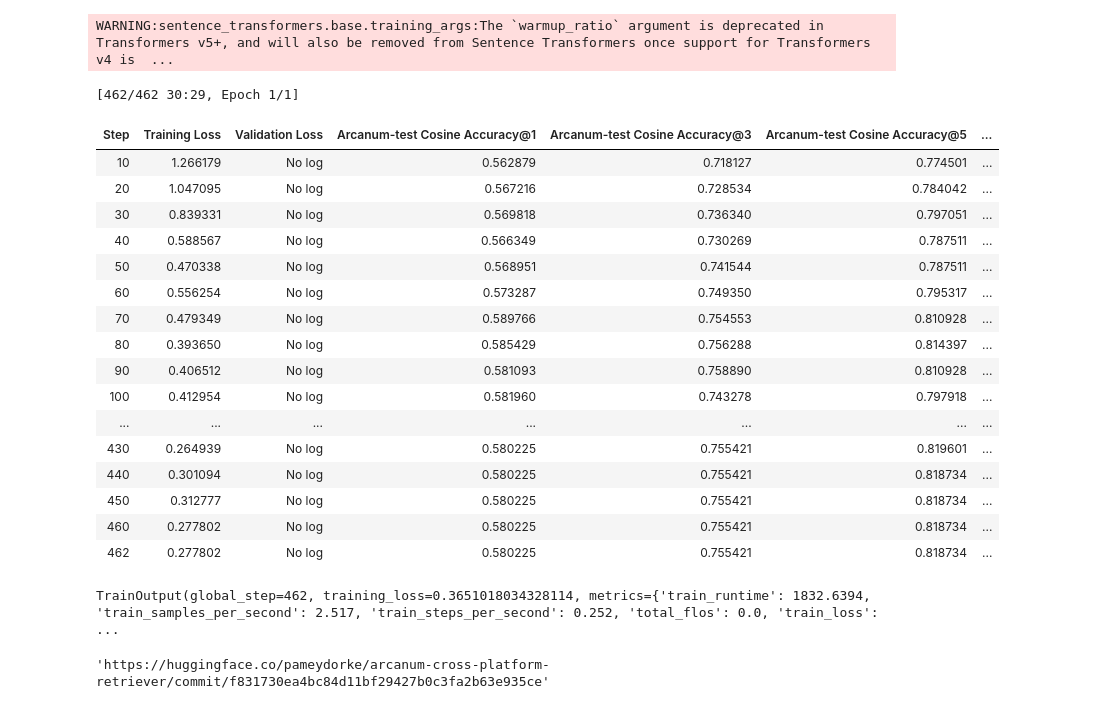
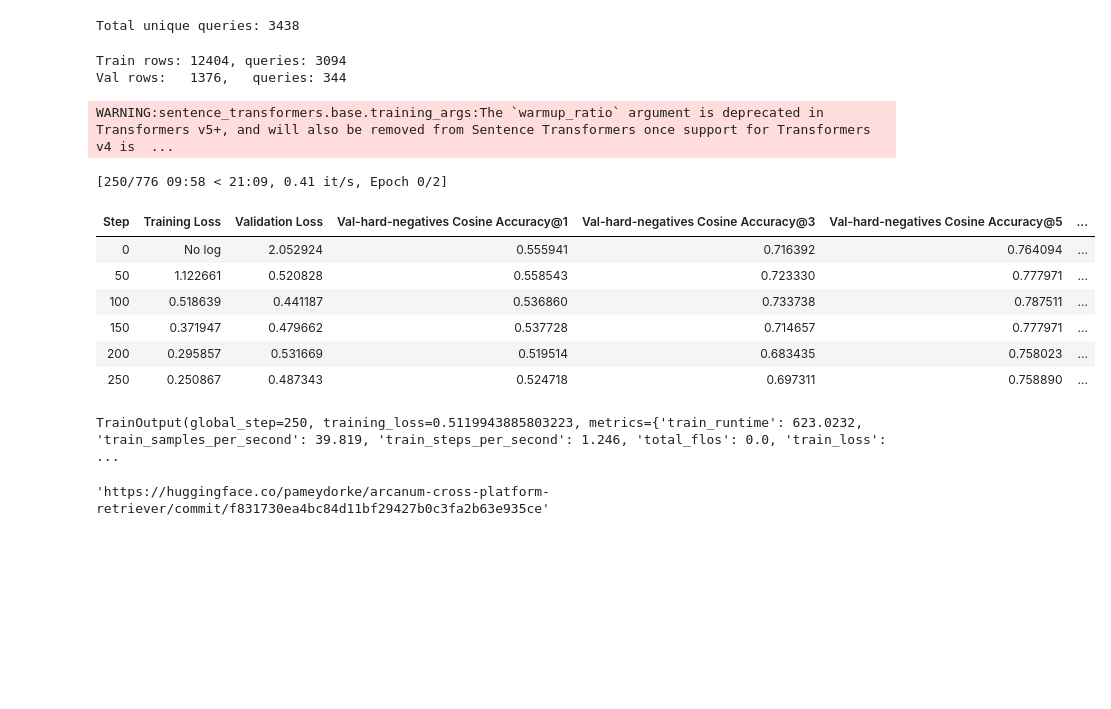
Before and after one commit to ankorn/arcanumsearch, a Jupyter notebook: arc_retrieval.ipynb, the cells around one changed output. Cells and saved outputs as stored; diff of their text form; code cells hidden in the pictures; blank space fills up the shorter version.

Commit message:
4 hard negs per query, margin 0.02, epochs 2, sentence-transformers/all-MiniLM-L6-v2 guide

```diff
--- a/arc_retrieval.ipynb
+++ b/arc_retrieval.ipynb
@@ -113,3 +114,24 @@ Max            0.8639         0.6258         0.6374
+# %%
+unique_queries = list(set(train_dataset_hard["anchor"]))
+print(f"Total unique queries: {len(unique_queries)}")
+# %% [output]
+Total unique queries: 3438
+# %%
+from sklearn.model_selection import train_test_split
+
+train_queries, val_queries = train_test_split(
+    unique_queries, test_size=0.1, random_state=42
+)
+# %%
+train_set, val_set = set(train_queries), set(val_queries)
+train_dataset = train_dataset_hard.filter(lambda x: x["anchor"] in train_set)
+val_dataset   = train_dataset_hard.filter(lambda x: x["anchor"] in val_set)
+
+print(f"Train rows: {len(train_dataset)}, queries: {len(train_set)}")
+print(f"Val rows:   {len(val_dataset)},   queries: {len(val_set)}")
+# %% [output]
+Train rows: 12404, queries: 3094
+Val rows:   1376,   queries: 344
 # %%
 # training_args = SentenceTransformerTrainingArguments(
 #     learning_rate=1e-5,
@@ -132,18 +154,18 @@ training_args = SentenceTransformerTrainingArguments(
     num_train_epochs=2,
     per_device_train_batch_size=16,
     per_device_eval_batch_size=16,
-    gradient_accumulation_steps = 4,
+    gradient_accumulation_steps = 2,
 
-    logging_steps=25,
+    logging_steps=50,
 
     eval_strategy="steps",
-    eval_steps=25,
+    eval_steps=50,
     save_strategy="steps",
-    save_steps=25,
+    save_steps=50,
     save_total_limit=2,
 
     load_best_model_at_end=True,
-    metric_for_best_model="eval_val-hard-negatives_recall@5",
+    metric_for_best_model="eval_val-hard-negatives_cosine_recall@5",
     greater_is_better=True,
 
     use_cpu=False,
@@ -152,45 +174,38 @@ training_args = SentenceTransformerTrainingArguments(
 
     warmup_ratio=0.1,
     lr_scheduler_type="linear",
+
+    eval_on_start=True
 )
 # %% [output]
 WARNING:sentence_transformers.base.training_args:The `warmup_ratio` argument is deprecated in Transformers v5+, and will also be removed from Sentence Transformers once support for Transformers v4 is  ...
 # %%
 from transformers import EarlyStoppingCallback
 
 trainer = SentenceTransformerTrainer(
     model=model,
     args=training_args,
-    train_dataset=train_dataset_hard,
+    train_dataset=train_dataset,
+    eval_dataset=val_dataset,
     loss=loss,
     evaluator=evaluator,
         callbacks=[
             EarlyStoppingCallback(
                 early_stopping_patience=3,
                 early_stopping_threshold=0.001,
             )
         ],
 )
 
 trainer.train()
 # %% [output]
-[462/462 30:29, Epoch 1/1]
+[250/776 09:58 < 21:09, 0.41 it/s, Epoch 0/2]
-| Step | Training Loss | Validation Loss | Arcanum-test Cosine Accuracy@1 | Arcanum-test Cosine Accuracy@3 | Arcanum-test Cosine Accuracy@5 | ... |
-| 10 | 1.266179 | No log | 0.562879 | 0.718127 | 0.774501 | ... |
-| 20 | 1.047095 | No log | 0.567216 | 0.728534 | 0.784042 | ... |
-| 30 | 0.839331 | No log | 0.569818 | 0.736340 | 0.797051 | ... |
-| 40 | 0.588567 | No log | 0.566349 | 0.730269 | 0.787511 | ... |
-| 50 | 0.470338 | No log | 0.568951 | 0.741544 | 0.787511 | ... |
-| 60 | 0.556254 | No log | 0.573287 | 0.749350 | 0.795317 | ... |
-| 70 | 0.479349 | No log | 0.589766 | 0.754553 | 0.810928 | ... |
-| 80 | 0.393650 | No log | 0.585429 | 0.756288 | 0.814397 | ... |
-| 90 | 0.406512 | No log | 0.581093 | 0.758890 | 0.810928 | ... |
-| 100 | 0.412954 | No log | 0.581960 | 0.743278 | 0.797918 | ... |
-| ... | ... | ... | ... | ... | ... | ... |
-| 430 | 0.264939 | No log | 0.580225 | 0.755421 | 0.819601 | ... |
-| 440 | 0.301094 | No log | 0.580225 | 0.755421 | 0.818734 | ... |
-| 450 | 0.312777 | No log | 0.580225 | 0.755421 | 0.818734 | ... |
-| 460 | 0.277802 | No log | 0.580225 | 0.755421 | 0.818734 | ... |
-| 462 | 0.277802 | No log | 0.580225 | 0.755421 | 0.818734 | ... |
+| Step | Training Loss | Validation Loss | Val-hard-negatives Cosine Accuracy@1 | Val-hard-negatives Cosine Accuracy@3 | Val-hard-negatives Cosine Accuracy@5 | ... |
+| 0 | No log | 2.052924 | 0.555941 | 0.716392 | 0.764094 | ... |
+| 50 | 1.122661 | 0.520828 | 0.558543 | 0.723330 | 0.777971 | ... |
+| 100 | 0.518639 | 0.441187 | 0.536860 | 0.733738 | 0.787511 | ... |
+| 150 | 0.371947 | 0.479662 | 0.537728 | 0.714657 | 0.777971 | ... |
+| 200 | 0.295857 | 0.531669 | 0.519514 | 0.683435 | 0.758023 | ... |
+| 250 | 0.250867 | 0.487343 | 0.524718 | 0.697311 | 0.758890 | ... |
-TrainOutput(global_step=462, training_loss=0.3651018034328114, metrics={'train_runtime': 1832.6394, 'train_samples_per_second': 2.517, 'train_steps_per_second': 0.252, 'total_flos': 0.0, 'train_loss': ...
+TrainOutput(global_step=250, training_loss=0.5119943885803223, metrics={'train_runtime': 623.0232, 'train_samples_per_second': 39.819, 'train_steps_per_second': 1.246, 'total_flos': 0.0, 'train_loss': ...
 # %%
```
Also changed, not shown: parts of 6 cells of this notebook, 2 other files.
